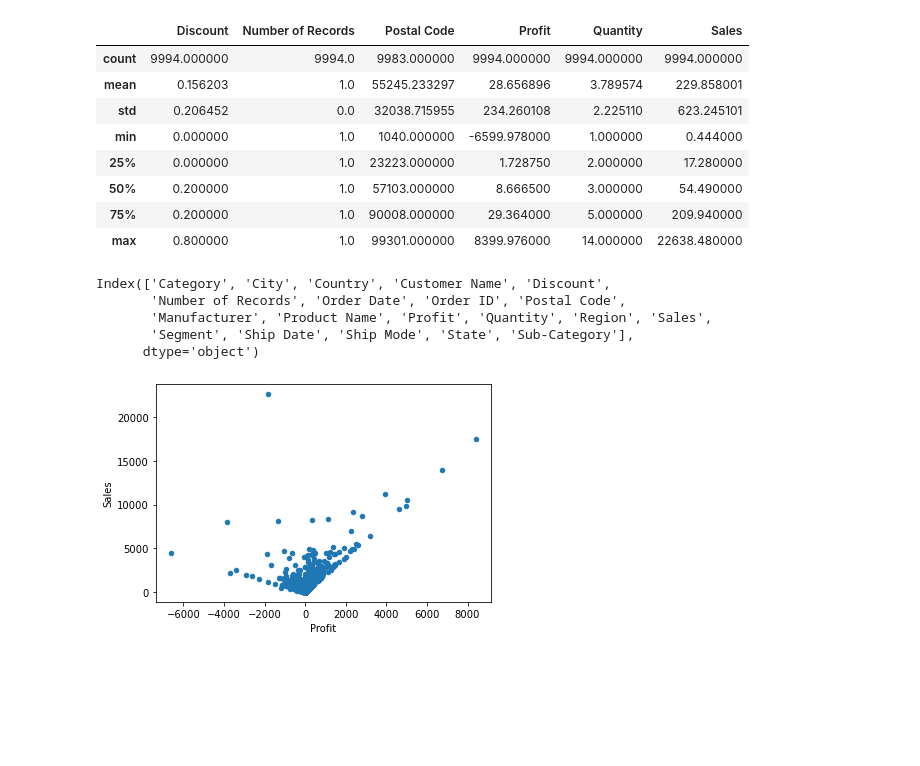
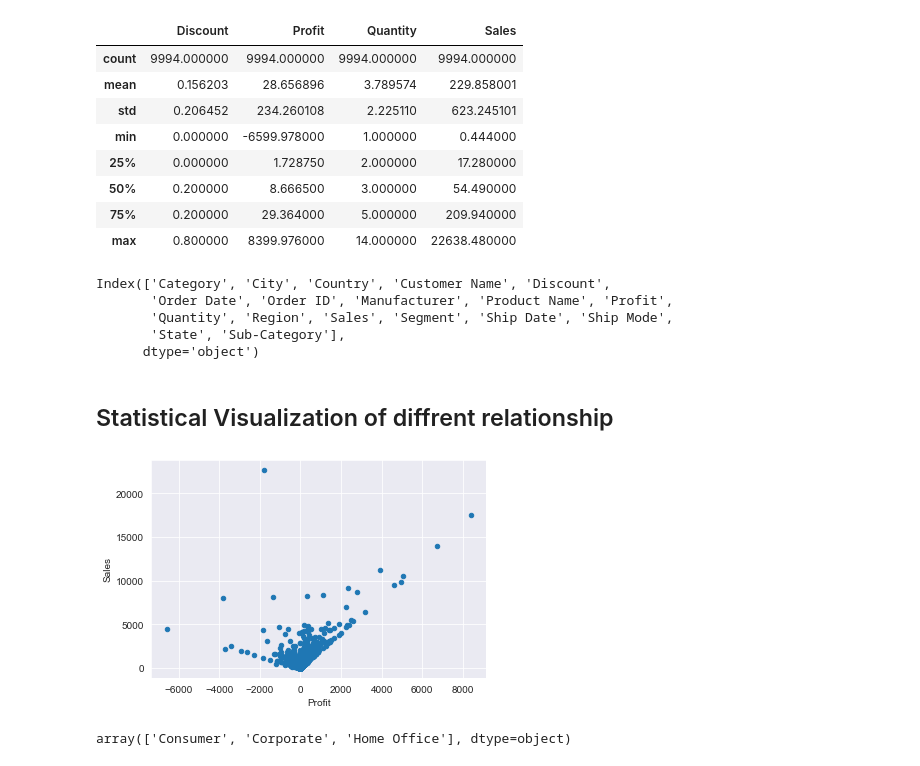
Before and after one commit to ShamikOfficial/Super-Store-Analysis, a Jupyter notebook: Super Store Analysis.ipynb, the cells around one changed output. Drawn from its saved outputs; the diff is of its cells as text; code cells hidden in the pictures; blank space fills up the shorter version.

Commit message:
Data Visualization and Analytics
Studying data-set using visualization techniques.

```diff
--- a/Super Store Analysis.ipynb
+++ b/Super Store Analysis.ipynb
@@ -8,3 +19,5 @@ import seaborn as sns
 # %%
 #https://data.world/annjackson/2019-superstore
 df_store = pd.read_csv("Superstore_2019.csv")
+df_store = df_store.drop(["Number of Records","Postal Code"], axis=1, inplace=False)
+df_store
@@ -11,25 +38,32 @@ df_store = pd.read_csv("Superstore_2019.csv")
 # %%
 df_store.describe()
 # %% [output]
-|  | Discount | Number of Records | Postal Code | Profit | Quantity | Sales |
-| count | 9994.000000 | 9994.0 | 9983.000000 | 9994.000000 | 9994.000000 | 9994.000000 |
-| mean | 0.156203 | 1.0 | 55245.233297 | 28.656896 | 3.789574 | 229.858001 |
-| std | 0.206452 | 0.0 | 32038.715955 | 234.260108 | 2.225110 | 623.245101 |
-| min | 0.000000 | 1.0 | 1040.000000 | -6599.978000 | 1.000000 | 0.444000 |
-| 25% | 0.000000 | 1.0 | 23223.000000 | 1.728750 | 2.000000 | 17.280000 |
-| 50% | 0.200000 | 1.0 | 57103.000000 | 8.666500 | 3.000000 | 54.490000 |
-| 75% | 0.200000 | 1.0 | 90008.000000 | 29.364000 | 5.000000 | 209.940000 |
-| max | 0.800000 | 1.0 | 99301.000000 | 8399.976000 | 14.000000 | 22638.480000 |
+|  | Discount | Profit | Quantity | Sales |
+| count | 9994.000000 | 9994.000000 | 9994.000000 | 9994.000000 |
+| mean | 0.156203 | 28.656896 | 3.789574 | 229.858001 |
+| std | 0.206452 | 234.260108 | 2.225110 | 623.245101 |
+| min | 0.000000 | -6599.978000 | 1.000000 | 0.444000 |
+| 25% | 0.000000 | 1.728750 | 2.000000 | 17.280000 |
+| 50% | 0.200000 | 8.666500 | 3.000000 | 54.490000 |
+| 75% | 0.200000 | 29.364000 | 5.000000 | 209.940000 |
+| max | 0.800000 | 8399.976000 | 14.000000 | 22638.480000 |
 # %%
 df_store.columns
 # %% [output]
 Index(['Category', 'City', 'Country', 'Customer Name', 'Discount',
-       'Number of Records', 'Order Date', 'Order ID', 'Postal Code',
-       'Manufacturer', 'Product Name', 'Profit', 'Quantity', 'Region', 'Sales',
-       'Segment', 'Ship Date', 'Ship Mode', 'State', 'Sub-Category'],
+       'Order Date', 'Order ID', 'Manufacturer', 'Product Name', 'Profit',
+       'Quantity', 'Region', 'Sales', 'Segment', 'Ship Date', 'Ship Mode',
+       'State', 'Sub-Category'],
       dtype='object')
+# %% [markdown]
+## Statistical Visualization of diffrent relationship
 # %%
+sns.set_style('darkgrid')
 df_store.plot(y="Sales", x="Profit", kind="scatter")
 plt.show()
 # %% [output]
-[figure, old version]
+[figure, new version]
+# %%
+df_store['Segment'].unique()
+# %% [output]
+array(['Consumer', 'Corporate', 'Home Office'], dtype=object)
```
Also changed, not shown: parts of 16 cells of this notebook, 1 other file.
